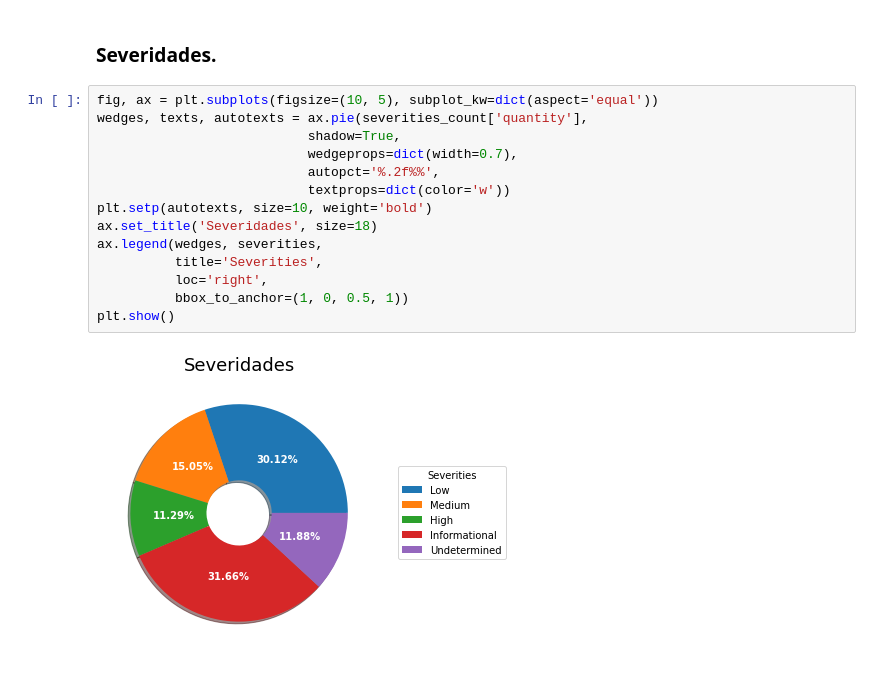
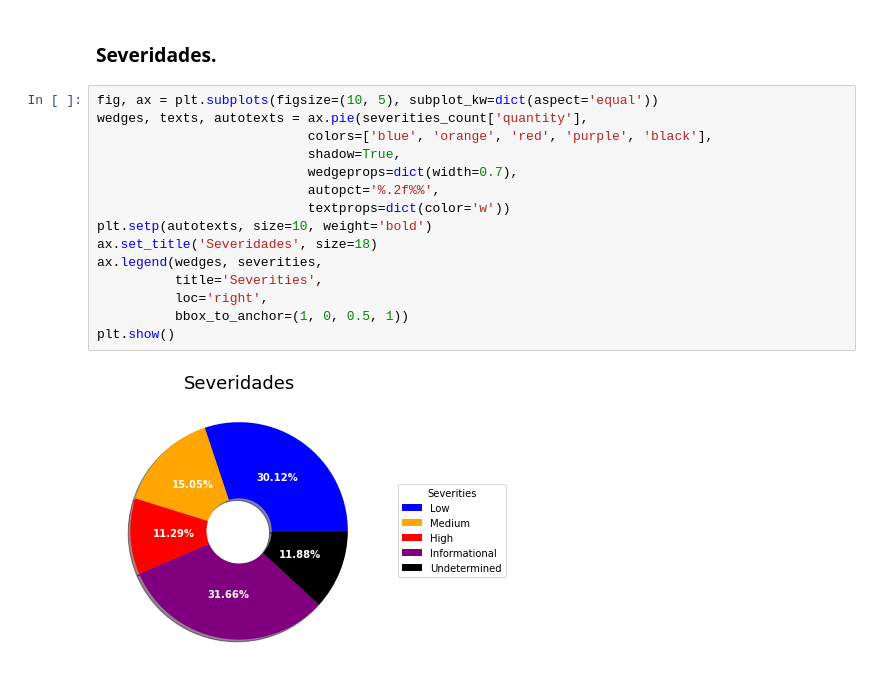
Before and after one commit to TelergySoftware/AIAGRV, a Jupyter notebook: sources/data/src/data_analisys.ipynb, the cells around one changed output. Drawn from its saved outputs; the diff is of its cells as text.

```diff
--- a/sources/data/src/data_analisys.ipynb
+++ b/sources/data/src/data_analisys.ipynb
@@ -40,18 +42,19 @@ for severity in severities:
 # %%
 fig, ax = plt.subplots(figsize=(10, 5), subplot_kw=dict(aspect='equal'))
 wedges, texts, autotexts = ax.pie(severities_count['quantity'],
+                           colors=['blue', 'orange', 'red', 'purple', 'black'],
                            shadow=True,
                            wedgeprops=dict(width=0.7),
                            autopct='%.2f%%',
                            textprops=dict(color='w'))
 plt.setp(autotexts, size=10, weight='bold')
 ax.set_title('Severidades', size=18)
 ax.legend(wedges, severities,
           title='Severities',
           loc='right',
           bbox_to_anchor=(1, 0, 0.5, 1))
 plt.show()
 # %% [output]
-[figure, old version]
+[figure, new version]
 # %%
 auditors_vs_severity = {'auditor': [],
```
Also changed, not shown: parts of 8 cells of this notebook.
